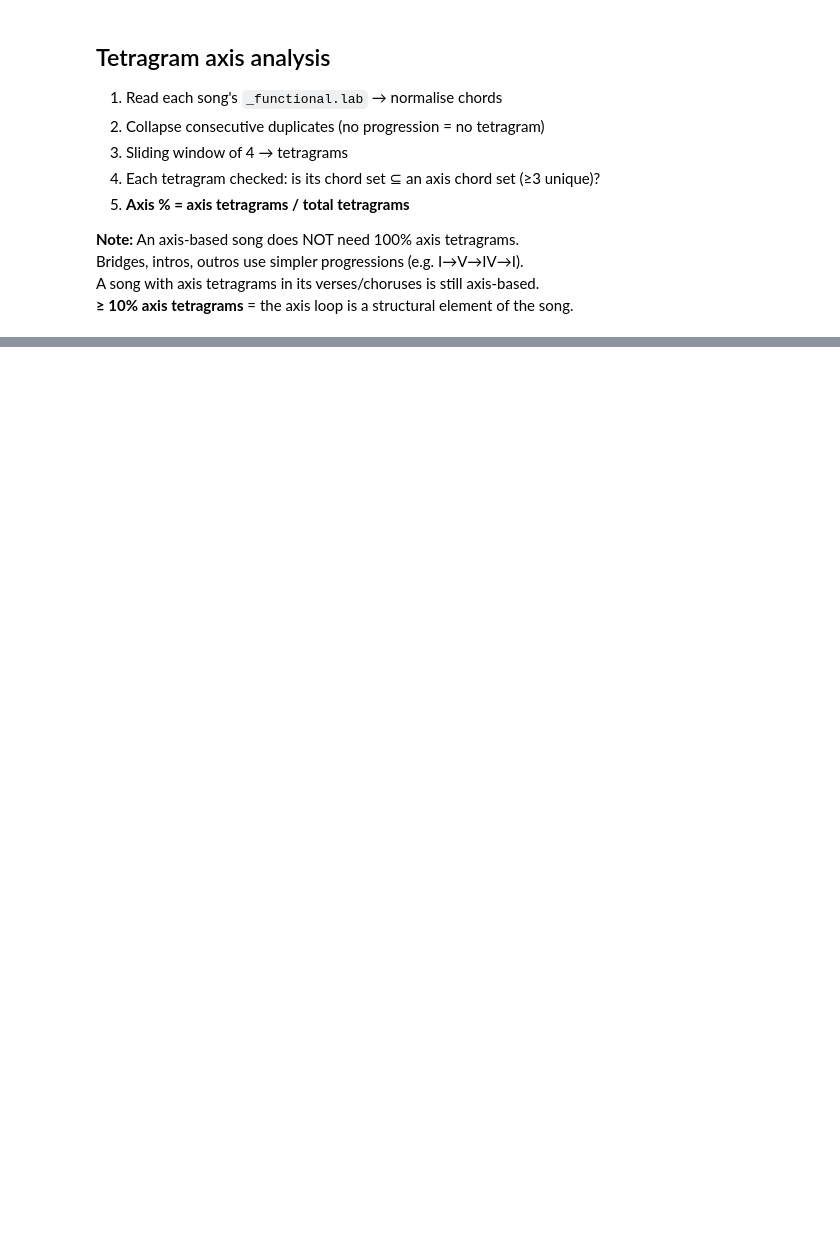
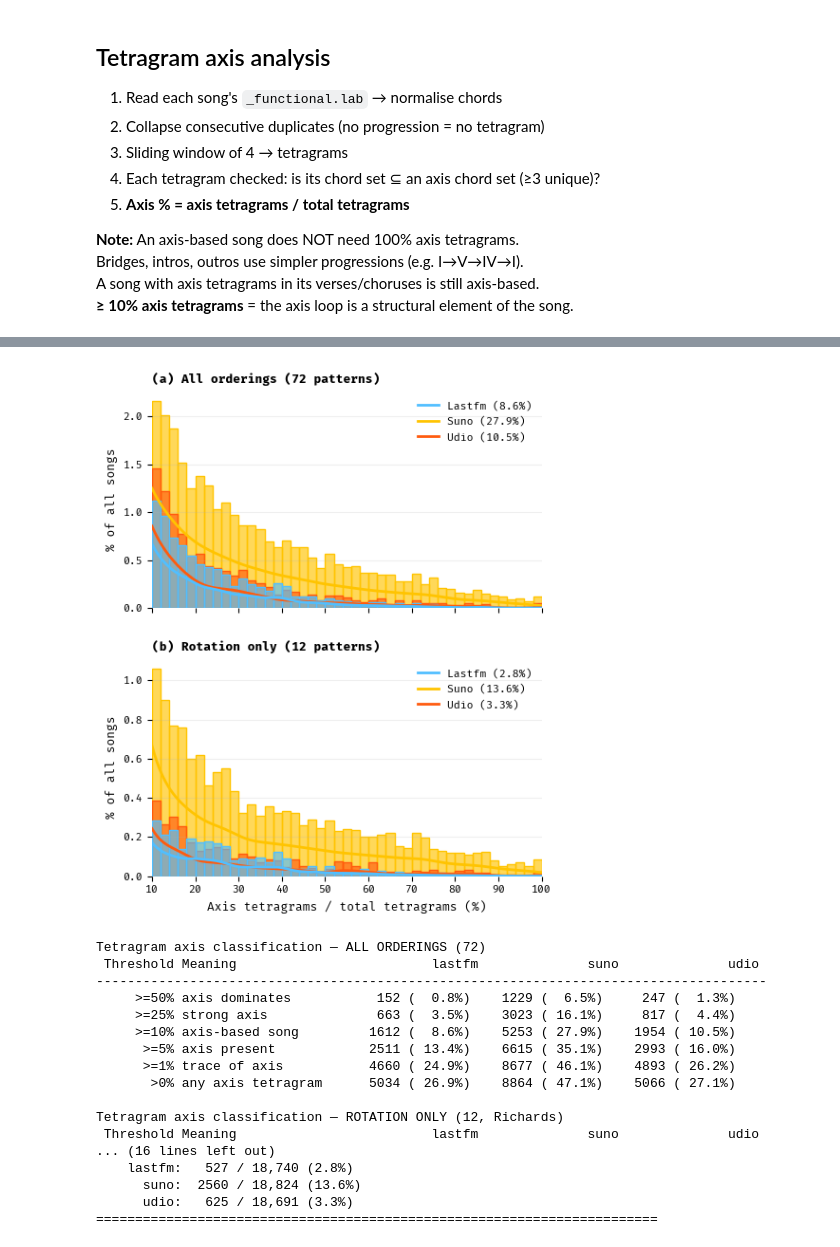
Before and after one commit to Dazzid/Aimir_Structure, a Jupyter notebook: src/05_axe_chords.ipynb, the cells around one changed output, grey strips where cells are left out. Drawn from its saved outputs; the diff is of its cells as text; code cells hidden in the pictures; blank space fills up the shorter version.

```diff
--- a/src/05_axe_chords.ipynb
+++ b/src/05_axe_chords.ipynb
@@ -1157,8 +350,7 @@ def _song_axis_rates(col):
         if not os.path.isdir(sd) or not os.path.isfile(fp):
             continue
         cps = collapse_repeats(parse_functional_lab(fp))
-        wins = [tuple(cps[i:i+4]) for i in range(len(cps) - 3)
-                if len(set(cps[i:i+3])) == 3 and len(set(cps[i+1:i+4])) == 3]
+        wins = [tuple(cps[i:i+4]) for i in range(len(cps) - 3)]
         if not wins:
             continue
         mp = sum(1 for w in wins if len(set(w)) == 4 and frozenset(w) in _PERM_SETS)
@@ -1179,11 +371,12 @@ _XS   = np.linspace(10, 100, 300)
 _DRAW = ['suno', 'udio', 'lastfm']
 _RATES = {'perm': rate_perm, 'rot': rate_rot}
 
-fig, axes = plt.subplots(1, 2, figsize=(13, 5.5), sharey=True)
+fig, axes = plt.subplots(2, 1, figsize=(5, 6), sharex=True)
 for ax, (key, title) in zip(
         axes,
-        [('perm', '(a) All orderings — 72 patterns'),
-         ('rot',  '(b) Rotation only — 12 patterns (Richards)')]):
+        [('perm', '(a) All orderings (72 patterns)'),
+         ('rot',  '(b) Rotation only (12 patterns)')]):
+    line_by_col, label_by_col = {}, {}
     for col in _DRAW:
         r      = _RATES[key][col]
         disp   = r[r >= 10]
@@ -1194,27 +387,26 @@ for ax, (key, title) in zip(
         w = np.ones_like(disp) / n_all * 100
         ax.hist(disp, bins=_BINS, weights=w,
                 facecolor=mcolors.to_rgba(colors[col], alpha=0.65),
-                edgecolor=colors[col], linewidth=1.2)
+                edgecolor=colors[col], linewidth=1.0)
         if len(allpos) >= 2:
             kde = gaussian_kde(allpos, bw_method=_BW)
-            ax.plot(_XS, kde(_XS) * frac_kde * 100, color=colors[col],
-                    linewidth=2.5, label=f'{_LBL[col]} ({frac_disp * 100:.1f}%)')
-    ax.set_xlabel('Axis tetragrams / total tetragrams (%)', fontsize=14)
+            lbl = f'{_LBL[col]} ({frac_disp * 100:.1f}%)'
+            line, = ax.plot(_XS, kde(_XS) * frac_kde * 100, color=colors[col],
+                            linewidth=2.0)
+            line_by_col[col] = line
+            label_by_col[col] = lbl
+    ax.set_ylabel('% of all songs', fontsize=9)
     ax.set_xlim(10, 100)
-    ax.set_title(title, fontsize=13, fontweight='bold')
-    ax.grid(True, alpha=0.2)
+    ax.set_title(title, fontsize=9, fontweight='bold', loc='left')
+    ax.grid(True, axis='y', alpha=0.2)
     for spine in ax.spines.values():
         spine.set_visible(False)
-    handles, labels = ax.get_legend_handles_labels()
-    label_order = {l: h for h, l in zip(handles, labels)}
-    oh, ol = [], []
-    for col in ['lastfm', 'suno', 'udio']:
-        for l, h in label_order.items():
-            if l.lower().startswith(col):
-                oh.append(h); ol.append(l); break
-    ax.legend(oh, ol, fontsize=15, frameon=False)
-axes[0].set_ylabel('% of all songs', fontsize=14)
-plt.tight_layout()
+    _ord = [c for c in ['lastfm', 'suno', 'udio'] if c in line_by_col]
+    ax.tick_params(labelsize=8)
+    ax.legend([line_by_col[c] for c in _ord], [label_by_col[c] for c in _ord],
+              fontsize=8, frameon=False)
+axes[1].set_xlabel('Axis tetragrams / total tetragrams (%)', fontsize=9)
+plt.tight_layout(h_pad=2.0)
 os.makedirs('/workspace/Figures', exist_ok=True)
 plt.savefig('/workspace/Figures/tetragram_axis_distribution.png', dpi=300, bbox_inches='tight')
 plt.savefig('/workspace/Figures/tetragram_axis_distribution.pdf', bbox_inches='tight')
@@ -1226,33 +418,52 @@ thr_labels = [
     (25,   '>=25%', 'strong axis'),
     (10,   '>=10%', 'axis-based song'),
     (5,    '>=5%',  'axis present'),
     (1,    '>=1%',  'trace of axis'),
     (0.01, '>0%',   'any axis tetragram'),
 ]
 for key, name in [('perm', 'ALL ORDERINGS (72)'), ('rot', 'ROTATION ONLY (12, Richards)')]:
     print(f'\nTetragram axis classification — {name}')
     print(f'{"Threshold":>10} {"Meaning":<20}', end='')
     for col in COLLECTIONS:
         print(f'  {col:>16}', end='')
     print()
     print('-' * (32 + 3 * 18))
     for thr, label, meaning in thr_labels:
         print(f'{label:>10} {meaning:<20}', end='')
         for col in COLLECTIONS:
             r = _RATES[key][col]; n = len(r); cnt = int((r >= thr).sum())
             print(f'  {cnt:>6} ({cnt/n*100:>5.1f}%)', end='')
         print()
 
 # ── 9. ANSWER — axis-based songs (>=10%) under both definitions ──
 print('\n' + '=' * 72)
 print('ANSWER: Songs that are axis-based (>=10% axis tetragrams)')
 print('=' * 72)
 for key, name in [('perm', 'all orderings (72)'), ('rot', 'rotation only (12)')]:
     print(f'  [{name}]')
     for col in COLLECTIONS:
         r = _RATES[key][col]; n = len(r); cnt = int((r >= 10).sum())
         print(f'    {col:>6}: {cnt:>5} / {n:,} ({cnt/n*100:.1f}%)')
 print('=' * 72)
+# %% [output]
+[figure, added]
+Tetragram axis classification — ALL ORDERINGS (72)
+ Threshold Meaning                         lastfm              suno              udio
+--------------------------------------------------------------------------------------
+     >=50% axis dominates           152 (  0.8%)    1229 (  6.5%)     247 (  1.3%)
+     >=25% strong axis              663 (  3.5%)    3023 ( 16.1%)     817 (  4.4%)
+     >=10% axis-based song         1612 (  8.6%)    5253 ( 27.9%)    1954 ( 10.5%)
+      >=5% axis present            2511 ( 13.4%)    6615 ( 35.1%)    2993 ( 16.0%)
+      >=1% trace of axis           4660 ( 24.9%)    8677 ( 46.1%)    4893 ( 26.2%)
+       >0% any axis tetragram      5034 ( 26.9%)    8864 ( 47.1%)    5066 ( 27.1%)
+
+Tetragram axis classification — ROTATION ONLY (12, Richards)
+ Threshold Meaning                         lastfm              suno              udio
+... (16 lines left out)
+    lastfm:   527 / 18,740 (2.8%)
+      suno:  2560 / 18,824 (13.6%)
+      udio:   625 / 18,691 (3.3%)
+========================================================================
 # %%
 # ═══════════════════════════════════════════════════════════════════════════════
 # REBUTTAL CELL — Rotation vs. non-rotation vs. out-of-set breakdown
```
Also changed, not shown: parts of 16 cells of this notebook, 18 other files.
